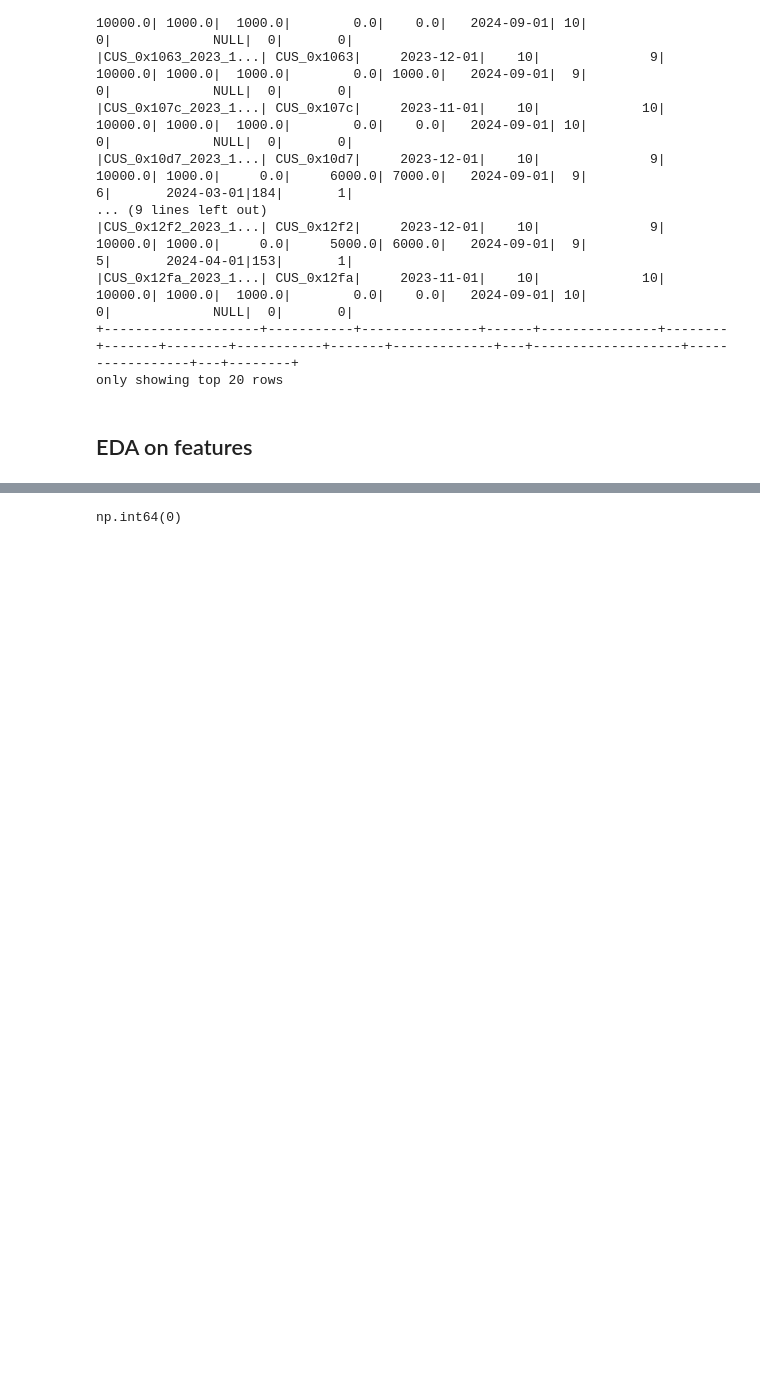
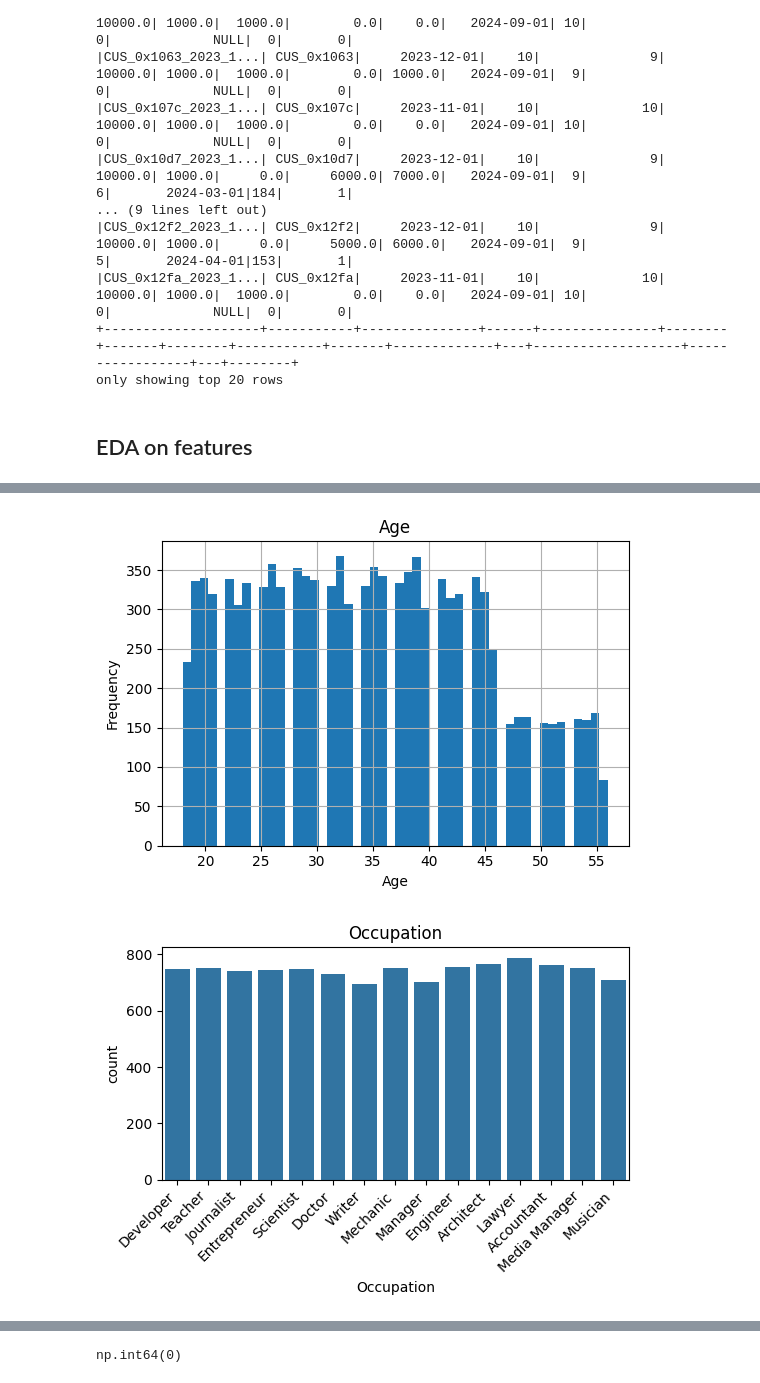
Before and after one commit to pakkei1212/MLE, a Jupyter notebook: a1/data_processing_main.ipynb, the cells around one changed output, grey strips where cells are left out. Saved outputs shown, nothing was run; the diff lists cells and outputs as text; code cells hidden in the pictures; blank space fills up the shorter version.

```diff
--- a/a1/data_processing_main.ipynb
+++ b/a1/data_processing_main.ipynb
@@ -886,0 +866,5 @@ silver_finanicial_pdf
+# %%
+plot_features(silver_attr_pdf)
+# %% [output]
+[figure, added]
+[figure, added]
```
Also changed, not shown: parts of 67 cells of this notebook, 5 other files.
